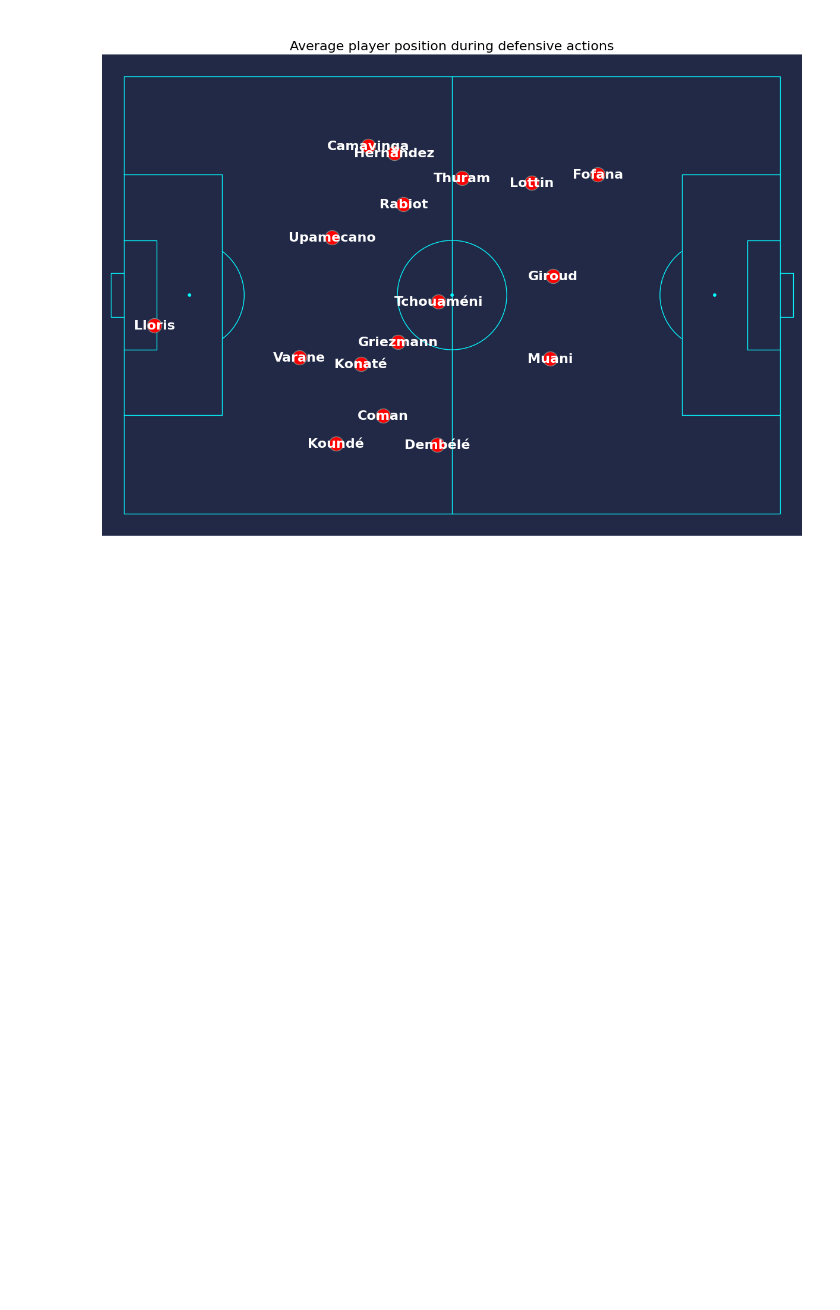
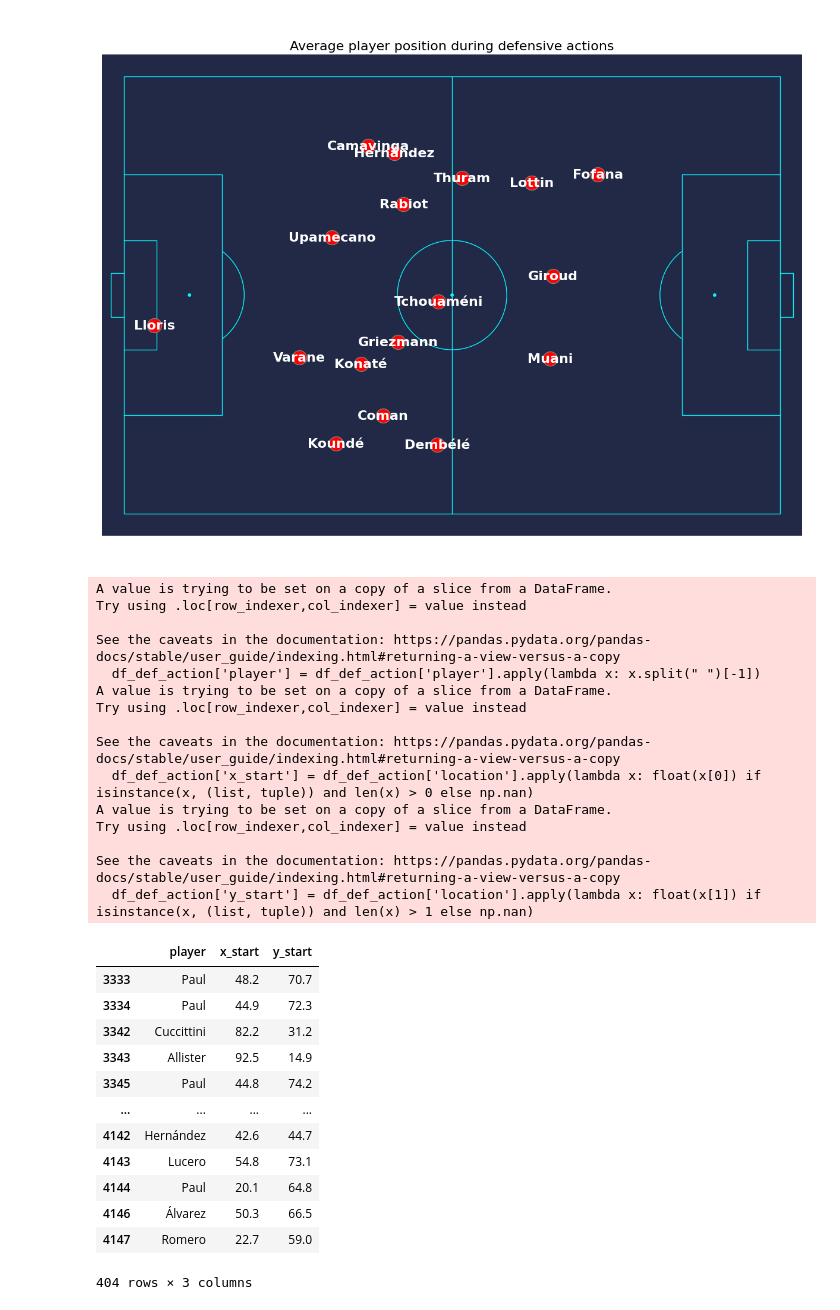
Before and after one commit to asheshh-lal/Football-analytics, a Jupyter notebook: event/match_def_analysis.ipynb, the cells around one changed output. Saved outputs shown, nothing was run; the diff lists cells and outputs as text; code cells hidden in the pictures; blank space fills up the shorter version.

```diff
--- a/event/match_def_analysis.ipynb
+++ b/event/match_def_analysis.ipynb
@@ -237,3 +237,79 @@ for i, row in scatter_df.iterrows():
 plt.show()
 # %% [output]
 [figure]
+# %%
+# Filter the data for the French team
+df_france = df[df['team'] == 'Argentina']
+
+# Define the list of defensive actions
+defensive_actions = ['Pressure', 'Foul Committed', 'Foul Won', 'Ball Recovery', 'Block', 'Miscontrol', 'Clearance', 'Duel', 'Interception', 'Shield']
+
+# Filter for defensive actions
+df_def_action = df_france[df_france['type'].isin(defensive_actions)]
+
+# Extract the last name of the player
+df_def_action['player'] = df_def_action['player'].apply(lambda x: x.split(" ")[-1])
+
+# Extract x and y coordinates and ensure they are numeric
+df_def_action['x_start'] = df_def_action['location'].apply(lambda x: float(x[0]) if isinstance(x, (list, tuple)) and len(x) > 0 else np.nan)
+df_def_action['y_start'] = df_def_action['location'].apply(lambda x: float(x[1]) if isinstance(x, (list, tuple)) and len(x) > 1 else np.nan)
+
+# Remove any rows with NaN values in x_start or y_start
+# Create a scatter DataFrame
+scatter_df = pd.DataFrame()
+
+# Calculate mean x and y coordinates for each player
+for i, name in enumerate(df_def_action["player"].unique()):
+    player_data = df_def_action[df_def_action["player"] == name]
+    x = player_data["x_start"].to_numpy()
+    y = player_data["y_start"].to_numpy()
+
+    scatter_df.at[i, "player"] = name
+    scatter_df.at[i, "x"] = np.mean(x)
+    scatter_df.at[i, "y"] = np.mean(y)
+
+df_def_action[['player','x_start','y_start']]
+# p = Pitch(pitch_type='statsbomb')
+# fig, ax = p.draw(figsize=(12, 8))
+# p.draw(ax=ax)
+# # Setting the title on the Axes object
+# ax.set_title("Average player position during defensive actions", fontsize=16)
+
+# # Scatter the location on the pitch
+# p.scatter(scatter_df.x, scatter_df.y, s=300, color='red', edgecolors='grey', linewidth=1, alpha=1, ax=ax, zorder=3)
+
+# # Annotating player name
+# for i, row in scatter_df.iterrows():
+#     ax.annotate(row['player'], xy=(row['x'], row['y']), color='black', va='center', ha='center', fontweight="bold", fontsize=16, zorder=4)
+
+# # Show the plot
+# plt.show()
+# %% [output]
+A value is trying to be set on a copy of a slice from a DataFrame.
+Try using .loc[row_indexer,col_indexer] = value instead
+
+See the caveats in the documentation: https://pandas.pydata.org/pandas-docs/stable/user_guide/indexing.html#returning-a-view-versus-a-copy
+  df_def_action['player'] = df_def_action['player'].apply(lambda x: x.split(" ")[-1])
+A value is trying to be set on a copy of a slice from a DataFrame.
+Try using .loc[row_indexer,col_indexer] = value instead
+
+See the caveats in the documentation: https://pandas.pydata.org/pandas-docs/stable/user_guide/indexing.html#returning-a-view-versus-a-copy
+  df_def_action['x_start'] = df_def_action['location'].apply(lambda x: float(x[0]) if isinstance(x, (list, tuple)) and len(x) > 0 else np.nan)
+A value is trying to be set on a copy of a slice from a DataFrame.
+Try using .loc[row_indexer,col_indexer] = value instead
+
+See the caveats in the documentation: https://pandas.pydata.org/pandas-docs/stable/user_guide/indexing.html#returning-a-view-versus-a-copy
+  df_def_action['y_start'] = df_def_action['location'].apply(lambda x: float(x[1]) if isinstance(x, (list, tuple)) and len(x) > 1 else np.nan)
+|  | player | x_start | y_start |
+| 3333 | Paul | 48.2 | 70.7 |
+| 3334 | Paul | 44.9 | 72.3 |
+| 3342 | Cuccittini | 82.2 | 31.2 |
+| 3343 | Allister | 92.5 | 14.9 |
+| 3345 | Paul | 44.8 | 74.2 |
+| ... | ... | ... | ... |
+| 4142 | Hernández | 42.6 | 44.7 |
+| 4143 | Lucero | 54.8 | 73.1 |
+| 4144 | Paul | 20.1 | 64.8 |
+| 4146 | Álvarez | 50.3 | 66.5 |
+| 4147 | Romero | 22.7 | 59.0 |
+404 rows × 3 columns
```
Also changed, not shown: 2 other files.
